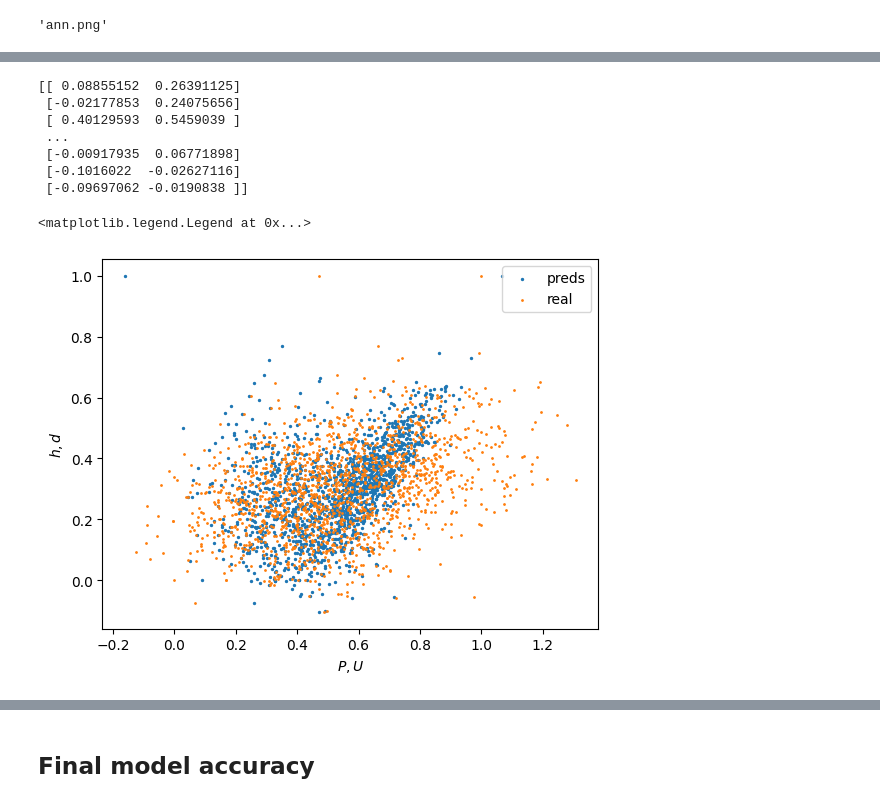
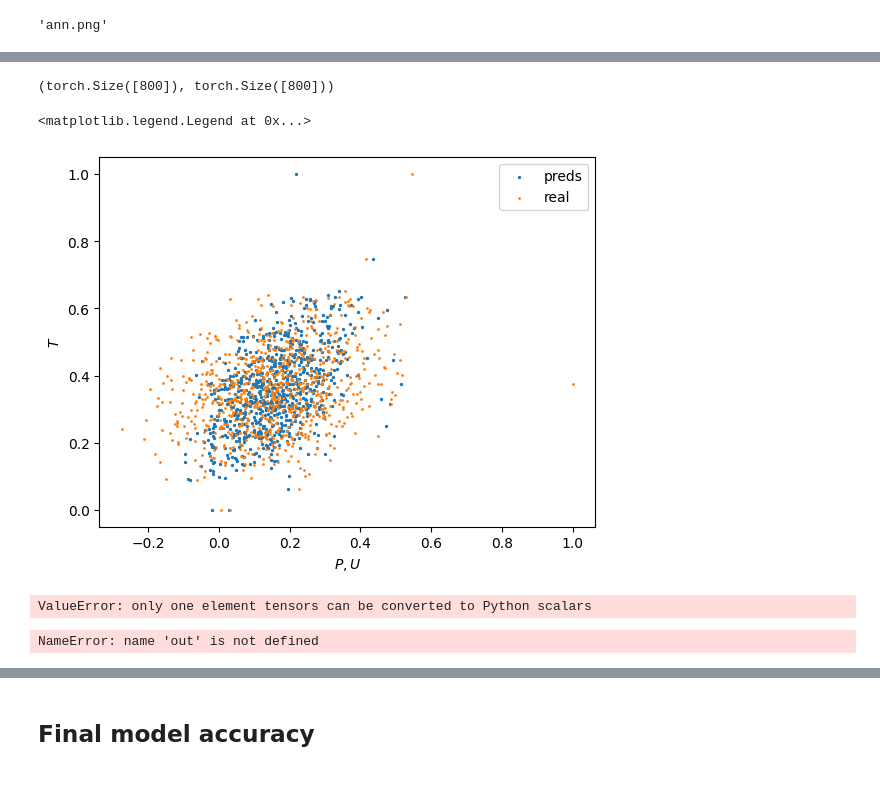
Before and after one commit to advpropsys/hetfit_scientific, a Jupyter notebook: anal/observtional_pass.ipynb, the cells around one changed output, grey strips where cells are left out. Cells and saved outputs as stored; diff of their text form; code cells hidden in the pictures.

```diff
--- a/anal/observtional_pass.ipynb
+++ b/anal/observtional_pass.ipynb
@@ -26,6 +18,8 @@ import matplotlib.pyplot as plt
 from livelossplot import PlotLosses
 # %%
 from torchmetrics import MeanAbsolutePercentageError
+import numpy as np
+from torch.functional import F
 
 def train(X, model, loss_function, optim, num_epochs):
     loss_history = []
@@ -35,21 +29,20 @@ def train(X, model, loss_function, optim, num_epochs):
     for i,data in enumerate(X):
 
             epoch_loss = 0.0
-            print(data[0])
             Y_pred = model(data[0])
             loss = loss_function(Y_pred, data[1])
 
             mean_abs_percentage_error = MeanAbsolutePercentageError()
-            ape = mean_abs_percentage_error(Y_pred, data[1])
+            # ape = abs(np.mean((Y_pred.detach().numpy()-data[1].detach().numpy())/(data[1].detach().numpy()+0.1)))
 
             loss.backward()
             optim.step()
             optim.zero_grad()
 
-            print(ape)
-            if (i+1)%20==0:
-                liveloss.update({
-                    'loss': loss.data.item(),
-                    'APE' : 10 if ape.item()>10 else ape.item(),
-                })
-                liveloss.send()
+            # print(ape)
+            # if (i+1)%20==0:
+            #     liveloss.update({
+            #         'loss': loss.data.item(),
+            #         # 'APE' : 1 if ape.item()>1 else ape.item(),
+            #     })
+            #     liveloss.send()
@@ -82,6 +121,6 @@ class Net(nn.Module):
 import torch
 nonlinear_model = Net().float()
 
-optim = torch.optim.AdamW(nonlinear_model.parameters(), lr=0.001)
-loss_function = nn.L1Loss()
+optim = torch.optim.Adam(nonlinear_model.parameters(), lr=0.00001)
+loss_function = nn.MSELoss()
 # %%
@@ -92,8 +130,7 @@ tensor([[ 1.0208, -0.0336],
 # %%
-X = tensor(df.iloc[:,1:3].values[:800,:]).float()
+X = tensor(df.iloc[:,[2,3]].values[:800]).float()
 
-Y = tensor(df.iloc[:,6:8].values[:800]).float()
-print(X.shape, Y)
+Y = tensor(df.iloc[:,-4].values[:800]).float()
 train_data = torch.utils.data.TensorDataset(X, Y)
-Xtrain = torch.utils.data.DataLoader(train_data,batch_size=2)
+Xtrain = torch.utils.data.DataLoader(train_data,batch_size=1)
 # Ytrain = torch.utils.data.DataLoader(Y,batch_size=1)
@@ -113,5 +169,5 @@ make_dot(nonlinear_model(X), params=dict(list(nonlinear_model.named_parameters()
 'ann.png'
 # %%
 nonlinear_model.train()
-for j in range(10):
+for j in range(20):
     train(Xtrain, nonlinear_model, loss_function, optim, num_epochs=200)
@@ -124,22 +174,29 @@ Loss
+# %%
+Y.shape, X[:,1].shape
+# %% [output]
+(torch.Size([800]), torch.Size([800]))
 # %%
 
 nonlinear_model.eval()
-print((nonlinear_model(X).detach().numpy()-Y.numpy()))
-plt.scatter(nonlinear_model(X).detach().numpy(),X,s=2,label='preds')
-plt.scatter(Y,X,s=1,label='real')
+plt.scatter(nonlinear_model(X).detach().numpy(),X[:,0],s=2,label='preds')
+plt.scatter(Y,X[:,0],s=1,label='real')
 plt.xlabel(r'$P,U$')
-plt.ylabel(r'$h,d$')
+plt.ylabel(r'$T$')
 plt.legend()
 # %% [output]
-[[ 0.08855152  0.26391125]
- [-0.02177853  0.24075656]
- [ 0.40129593  0.5459039 ]
- ...
- [-0.00917935  0.06771898]
- [-0.1016022  -0.02627116]
- [-0.09697062 -0.0190838 ]]
+<matplotlib.legend.Legend at 0x...>
-<matplotlib.legend.Legend at 0x...>
-[figure, old version]
+[figure, new version]
+# %%
+out=[]
+for item in X:
+    out.append( nonlinear_model(tensor([item])).detach().numpy())
+# %% [output]
+ValueError: only one element tensors can be converted to Python scalars
+# %%
+plt.scatter(out,X,s=3)
+plt.scatter(Y,X,s=1,label='real')
+# %% [output]
+NameError: name 'out' is not defined
 # %%
 import numpy as np
 
```
Also changed, not shown: parts of 22 cells of this notebook, 11 other files.
